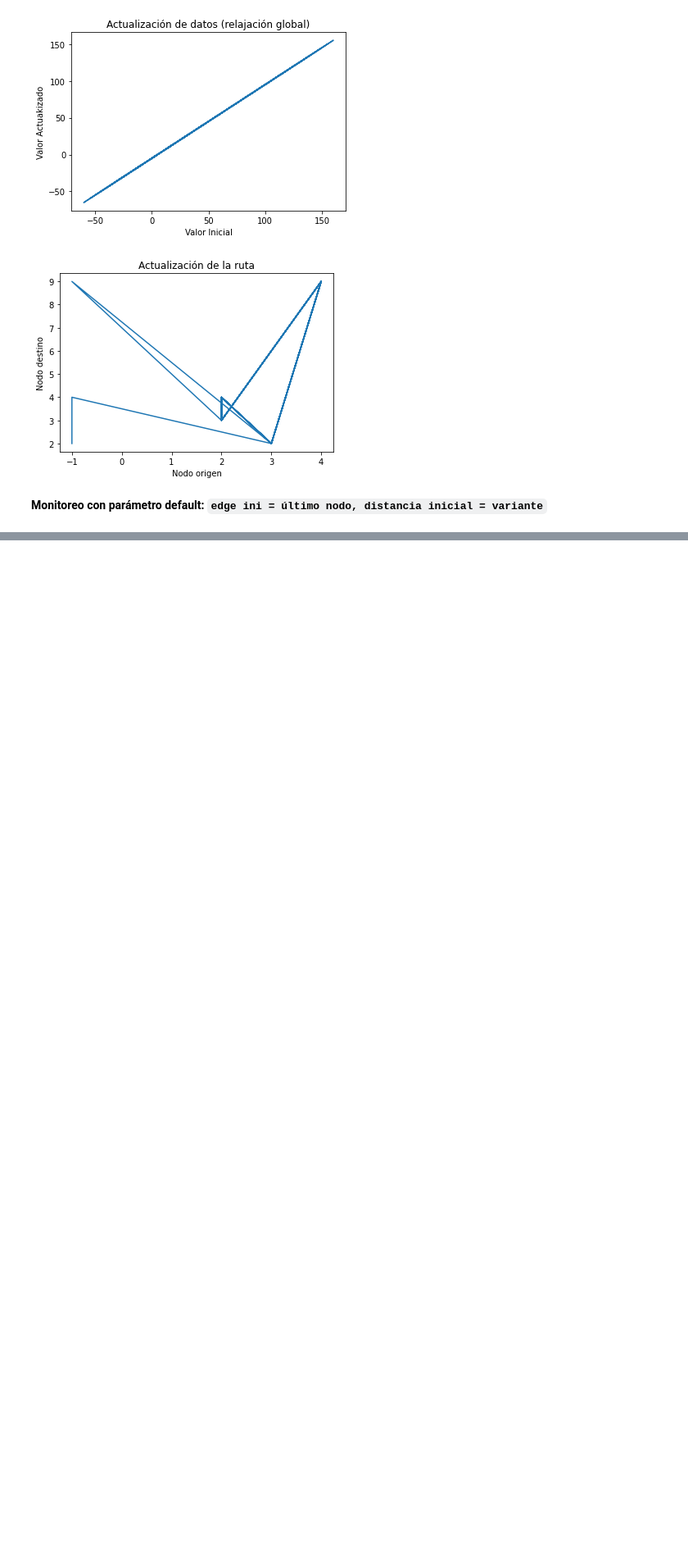
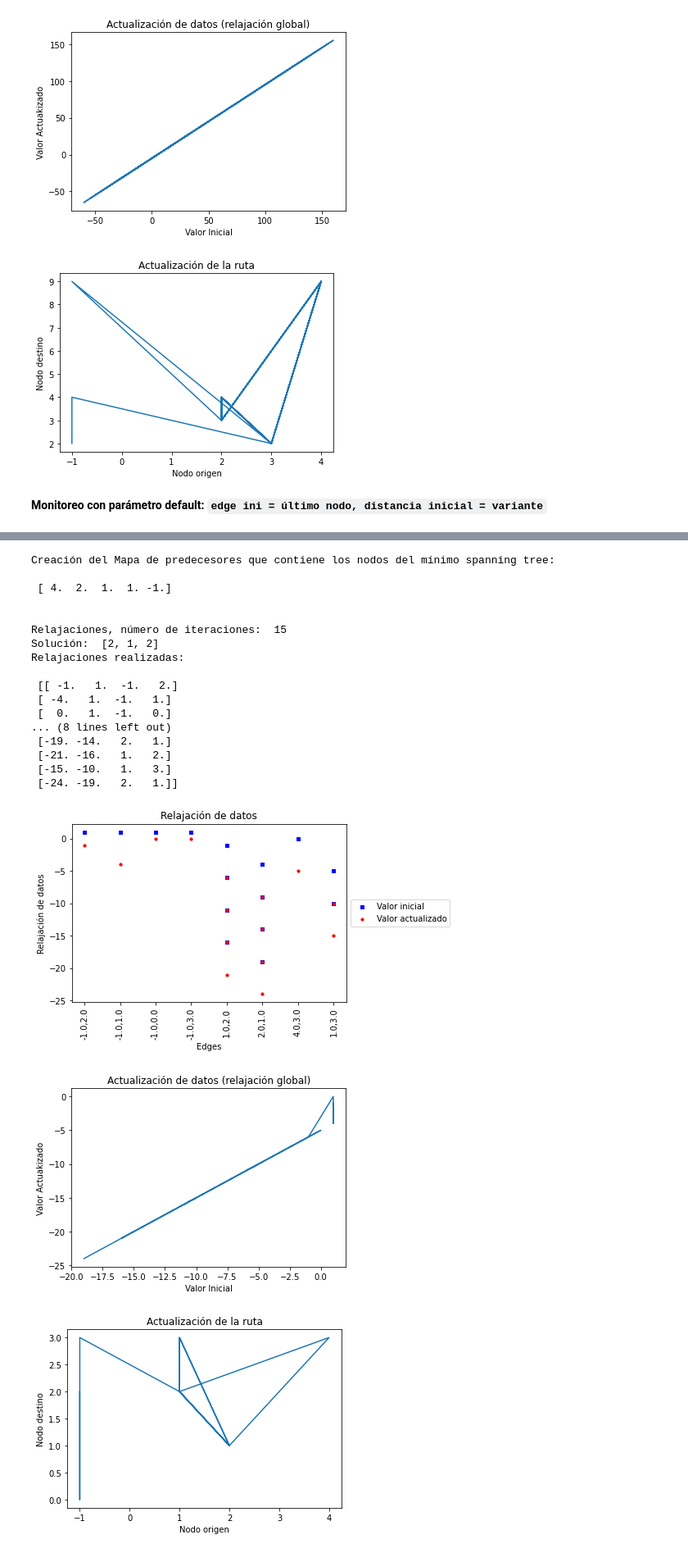
Before and after one commit to pautrejo/practica-2-primera-parte-joelitam2021, a Jupyter notebook: Parametros_optimizar.ipynb, the cells around one changed output, grey strips where cells are left out. Shown at 82% size. Drawn from its saved outputs; the diff is of its cells as text; code cells hidden in the pictures; blank space fills up the shorter version.

Commit message:
Monitoreando cambio de distancia inicial, 3 ejemplos

```diff
--- a/Parametros_optimizar.ipynb
+++ b/Parametros_optimizar.ipynb
@@ -622,0 +505,24 @@ plt.show()
+# %%
+# Distancia 1
+get_data_sol_seg_param(G1,None,1)
+# %% [output]
+Creación del Mapa de predecesores que contiene los nodos del mínimo spanning tree:
+
+ [ 4.  2.  1.  1. -1.]
+
+
+Relajaciones, número de iteraciones:  15
+Solución:  [2, 1, 2]
+Relajaciones realizadas:
+
+ [[ -1.   1.  -1.   2.]
+ [ -4.   1.  -1.   1.]
+ [  0.   1.  -1.   0.]
+... (8 lines left out)
+ [-19. -14.   2.   1.]
+ [-21. -16.   1.   2.]
+ [-15. -10.   1.   3.]
+ [-24. -19.   2.   1.]]
+[figure, added]
+[figure, added]
+[figure, added]
```
Also changed, not shown: parts of 17 cells of this notebook.
